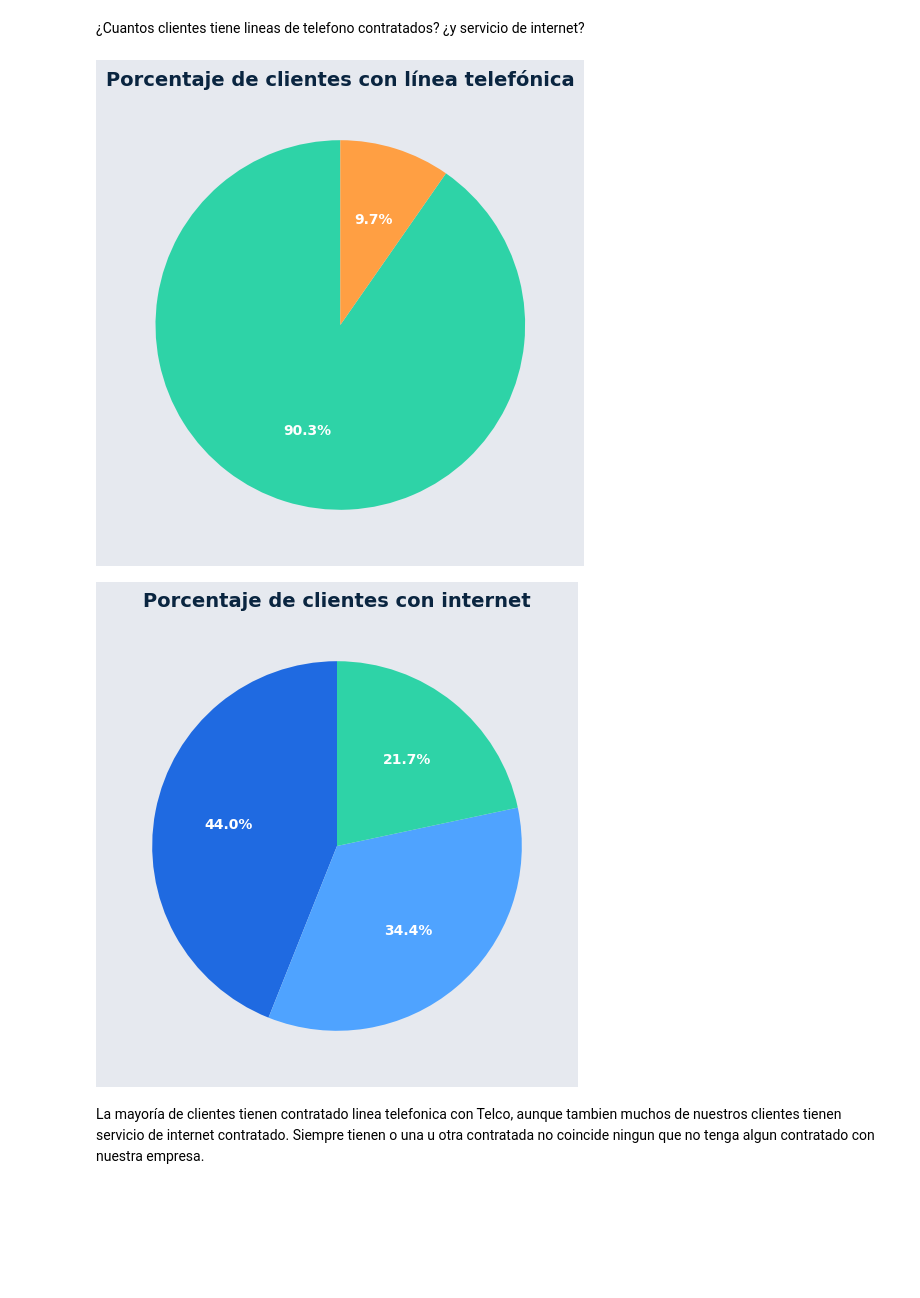
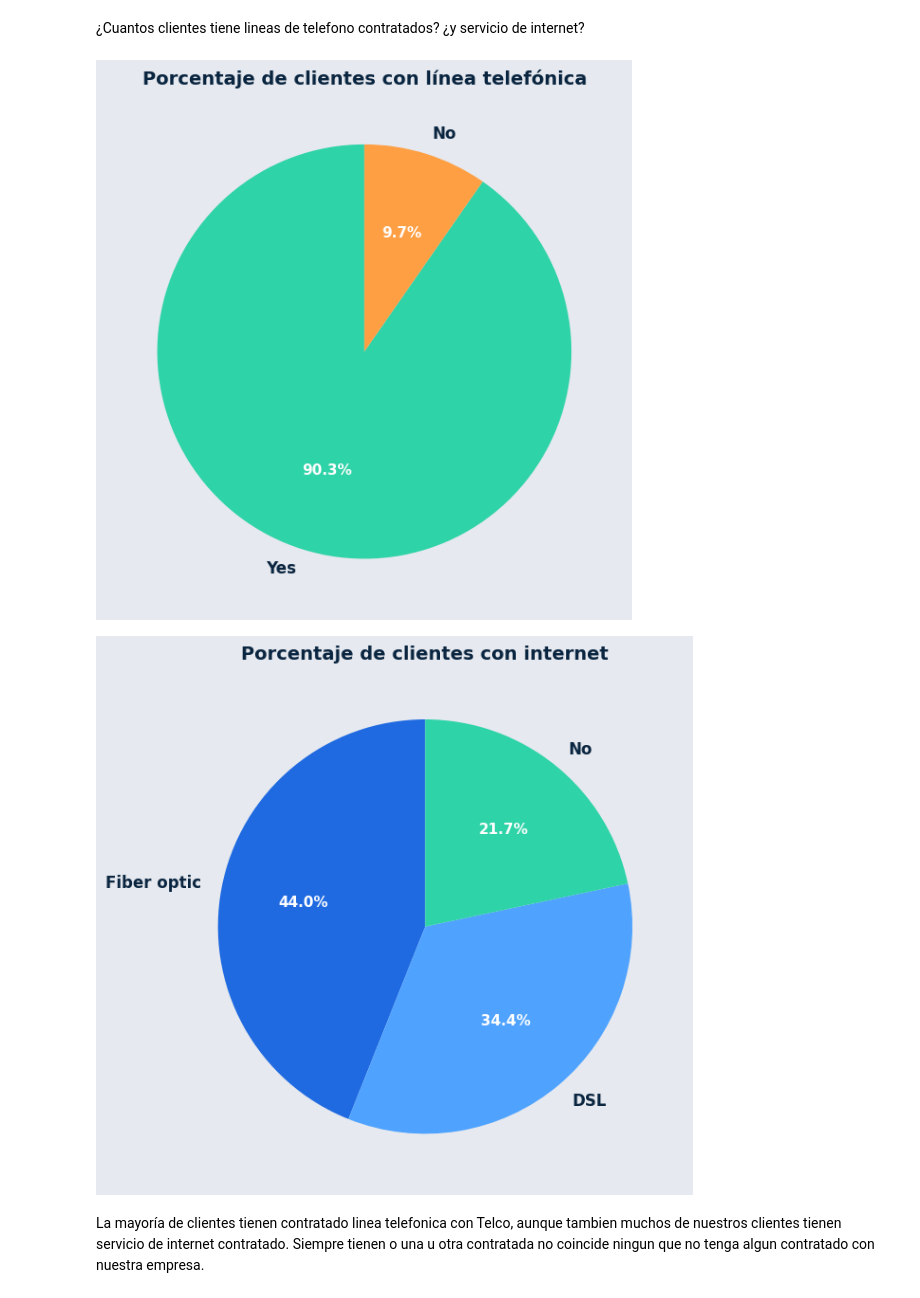
Before and after one commit to paranedagarcia/MLcompleto, a Jupyter notebook: notebooks/EDA_categoricas.ipynb, the cells around one changed output. Drawn from its saved outputs; the diff is of its cells as text; code cells hidden in the pictures; blank space fills up the shorter version.

```diff
--- a/notebooks/EDA_categoricas.ipynb
+++ b/notebooks/EDA_categoricas.ipynb
@@ -138,31 +138,55 @@ porcentaje_phone = df['PhoneService'].value_counts(normalize=True) * 100
 # Gráfica de tarta
 plt.figure(figsize=(12,6), facecolor=FONDO)
 wedges, texts, autotexts = plt.pie(porcentaje_phone, autopct='%1.1f%%',
-                                     colors=[POSITIVO, NEGATIVO], startangle=90)
+                                     colors=[POSITIVO, NEGATIVO],
+                                     labels=porcentaje_phone.index,
+                                     startangle=90)
 plt.title('Porcentaje de clientes con línea telefónica', fontsize=14, fontweight='bold', color=TITULO)
+
+# Mejorar apariencia de las etiquetas
+for text in texts:
+    text.set_fontsize(12)
+    text.set_fontweight('bold')
+    text.set_color(TITULO)
+
 for autotext in autotexts:
     autotext.set_color('white')
     autotext.set_fontweight('bold')
+    autotext.set_fontsize(11)
+
 plt.ylabel('')
+plt.tight_layout()
 plt.show()
 # %% [output]
-[figure, old version]
+[figure, new version]
 # %%
 # Porcentaje por servicio de internet
 porcentaje_internet = df['InternetService'].value_counts(normalize=True) * 100
 
 # Gráfica de tarta
 plt.figure(figsize=(12,6), facecolor=FONDO)
 wedges, texts, autotexts = plt.pie(porcentaje_internet, autopct='%1.1f%%',
-                                     colors=[PRINCIPAL, SECUNDARIO, POSITIVO][:len(porcentaje_internet)], startangle=90)
+                                     colors=[PRINCIPAL, SECUNDARIO, POSITIVO][:len(porcentaje_internet)],
+                                     labels=porcentaje_internet.index,
+                                     startangle=90)
 plt.title('Porcentaje de clientes con internet', fontsize=14, fontweight='bold', color=TITULO)
+
+# Mejorar apariencia de las etiquetas
+for text in texts:
+    text.set_fontsize(12)
+    text.set_fontweight('bold')
+    text.set_color(TITULO)
+
 for autotext in autotexts:
     autotext.set_color('white')
     autotext.set_fontweight('bold')
+    autotext.set_fontsize(11)
+
 plt.ylabel('')
+plt.tight_layout()
 plt.show()
 # %% [output]
-[figure, old version]
+[figure, new version]
 # %% [markdown]
 La mayoría de clientes tienen contratado linea telefonica con Telco, aunque tambien muchos de nuestros clientes tienen servicio de internet contratado. Siempre tienen o una u otra contratada no coincide ningun que no tenga algun contratado con nuestra empresa.
 # %% [markdown]
```
